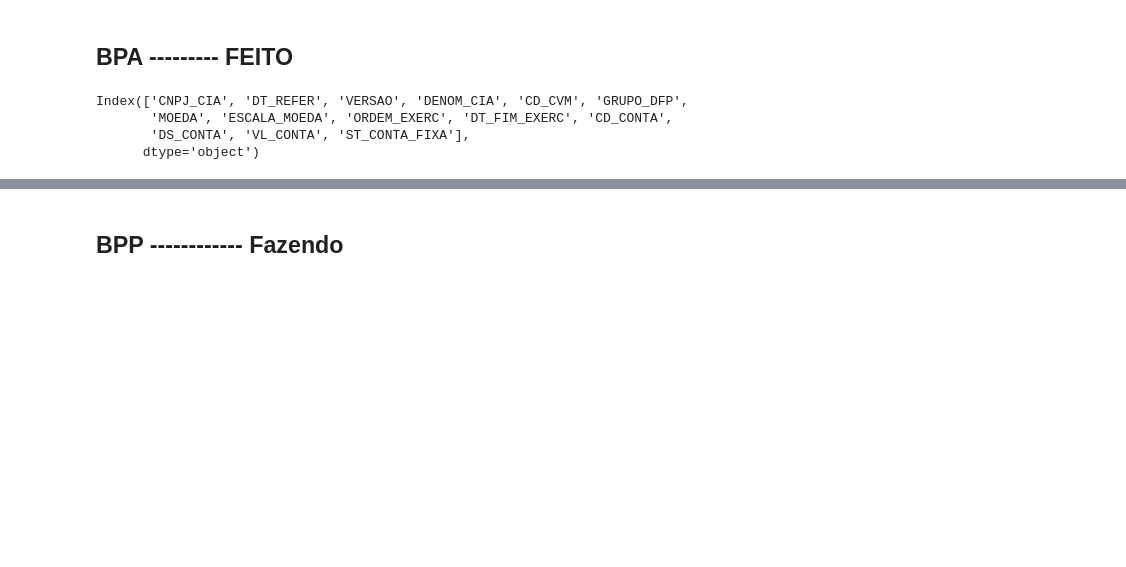
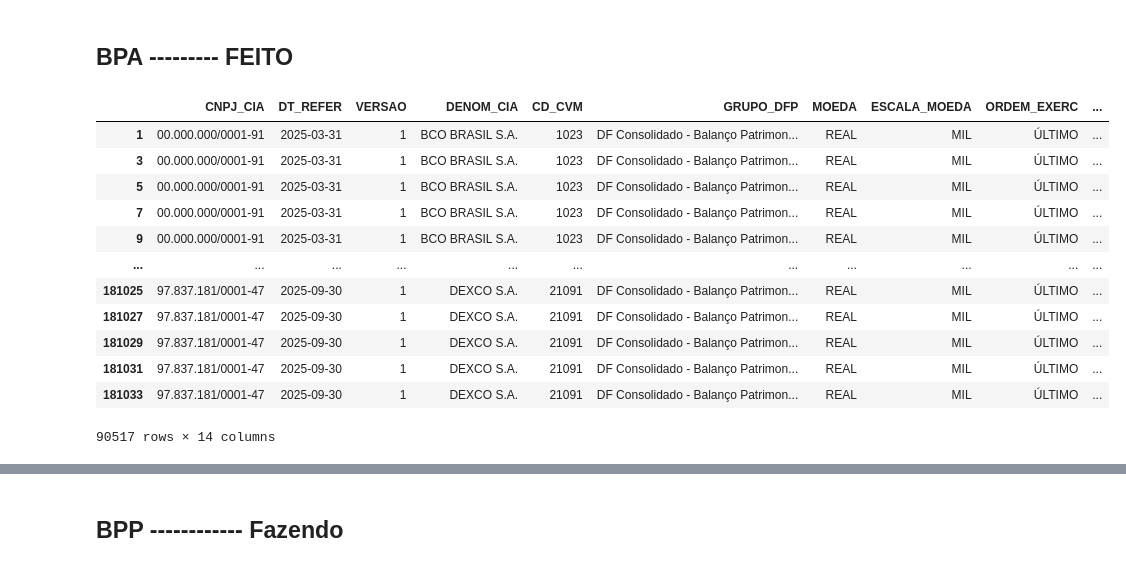
Before and after one commit to JoaoNogaroli/mestrado, a Jupyter notebook: base_dados/base-dados-pesquisa/valores.ipynb, the cells around one changed output, grey strips where cells are left out. Cells and saved outputs as stored; diff of their text form; code cells hidden in the pictures; blank space fills up the shorter version.

```diff
--- a/base_dados/base-dados-pesquisa/valores.ipynb
+++ b/base_dados/base-dados-pesquisa/valores.ipynb
@@ -7,7 +6,0 @@ df = pd.read_csv('bpa-2025.csv', sep=';', encoding='latin-1')
-# %%
-df.columns
-# %% [output]
-Index(['CNPJ_CIA', 'DT_REFER', 'VERSAO', 'DENOM_CIA', 'CD_CVM', 'GRUPO_DFP',
-       'MOEDA', 'ESCALA_MOEDA', 'ORDEM_EXERC', 'DT_FIM_EXERC', 'CD_CONTA',
-       'DS_CONTA', 'VL_CONTA', 'ST_CONTA_FIXA'],
-      dtype='object')
@@ -36,0 +10,16 @@ for ativo in lista_ativos:
+# %%
+df
+# %% [output]
+|  | CNPJ_CIA | DT_REFER | VERSAO | DENOM_CIA | CD_CVM | GRUPO_DFP | MOEDA | ESCALA_MOEDA | ORDEM_EXERC | ... |
+| 1 | 00.000.000/0001-91 | 2025-03-31 | 1 | BCO BRASIL S.A. | 1023 | DF Consolidado - Balanço Patrimon... | REAL | MIL | ÚLTIMO | ... |
+| 3 | 00.000.000/0001-91 | 2025-03-31 | 1 | BCO BRASIL S.A. | 1023 | DF Consolidado - Balanço Patrimon... | REAL | MIL | ÚLTIMO | ... |
+| 5 | 00.000.000/0001-91 | 2025-03-31 | 1 | BCO BRASIL S.A. | 1023 | DF Consolidado - Balanço Patrimon... | REAL | MIL | ÚLTIMO | ... |
+| 7 | 00.000.000/0001-91 | 2025-03-31 | 1 | BCO BRASIL S.A. | 1023 | DF Consolidado - Balanço Patrimon... | REAL | MIL | ÚLTIMO | ... |
+| 9 | 00.000.000/0001-91 | 2025-03-31 | 1 | BCO BRASIL S.A. | 1023 | DF Consolidado - Balanço Patrimon... | REAL | MIL | ÚLTIMO | ... |
+| ... | ... | ... | ... | ... | ... | ... | ... | ... | ... | ... |
+| 181025 | 97.837.181/0001-47 | 2025-09-30 | 1 | DEXCO S.A. | 21091 | DF Consolidado - Balanço Patrimon... | REAL | MIL | ÚLTIMO | ... |
+| 181027 | 97.837.181/0001-47 | 2025-09-30 | 1 | DEXCO S.A. | 21091 | DF Consolidado - Balanço Patrimon... | REAL | MIL | ÚLTIMO | ... |
+| 181029 | 97.837.181/0001-47 | 2025-09-30 | 1 | DEXCO S.A. | 21091 | DF Consolidado - Balanço Patrimon... | REAL | MIL | ÚLTIMO | ... |
+| 181031 | 97.837.181/0001-47 | 2025-09-30 | 1 | DEXCO S.A. | 21091 | DF Consolidado - Balanço Patrimon... | REAL | MIL | ÚLTIMO | ... |
+| 181033 | 97.837.181/0001-47 | 2025-09-30 | 1 | DEXCO S.A. | 21091 | DF Consolidado - Balanço Patrimon... | REAL | MIL | ÚLTIMO | ... |
+90517 rows × 14 columns
```
Also changed, not shown: parts of 18 cells of this notebook, 5 other files.
